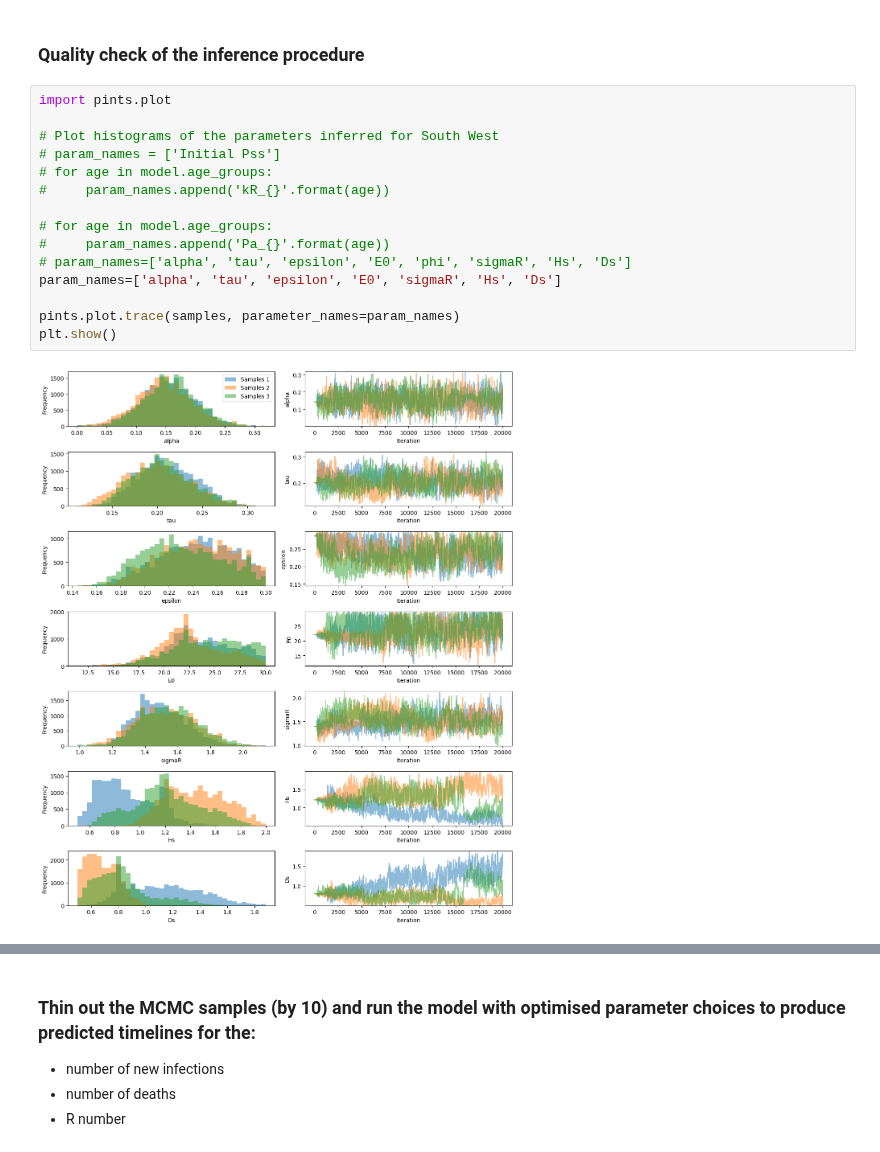
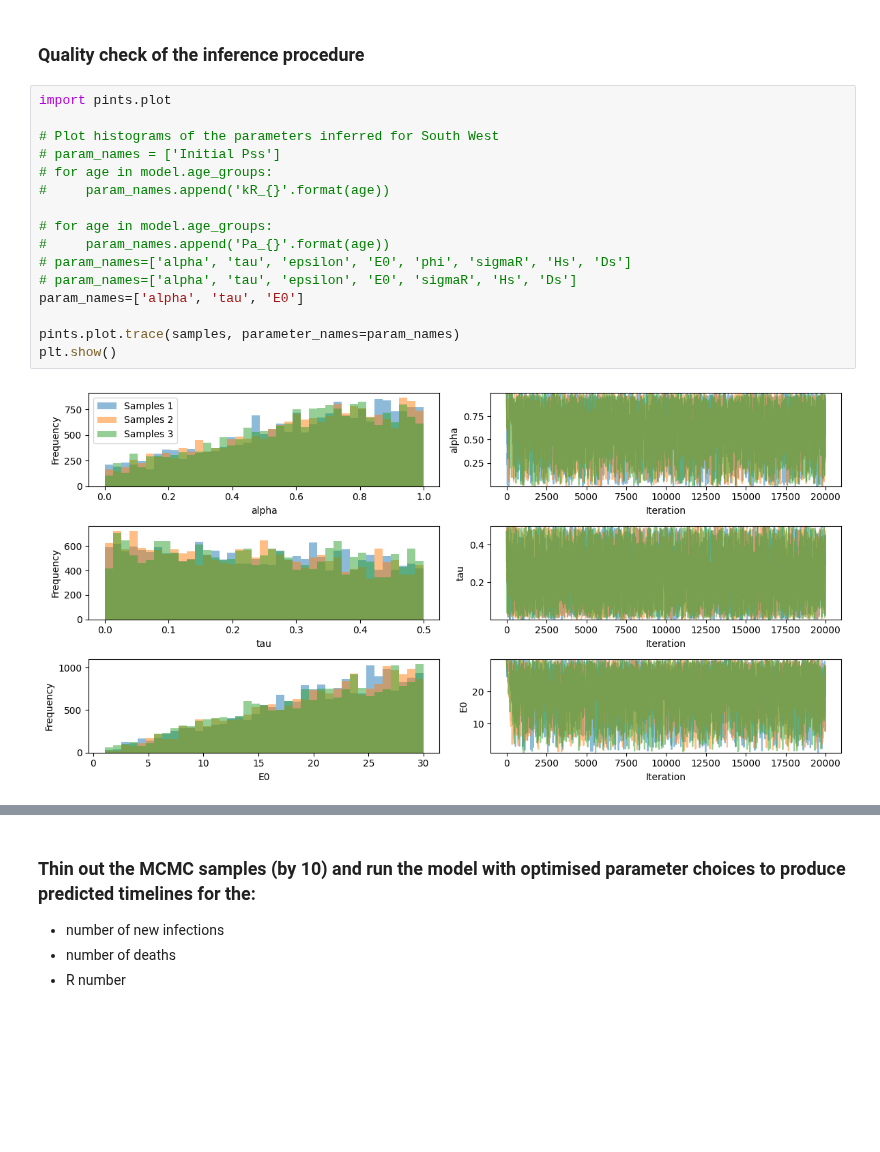
Before and after one commit to I-Bouros/multi-epi-model-cross-analysis, a Jupyter notebook: epimodels/examples/warwick_examples/warwick_inference.ipynb, the cells around one changed output, grey strips where cells are left out. Drawn from its saved outputs; the diff is of its cells as text; blank space fills up the shorter version.

```diff
--- a/epimodels/examples/warwick_examples/warwick_inference.ipynb
+++ b/epimodels/examples/warwick_examples/warwick_inference.ipynb
@@ -490,20 +621,21 @@ Ds       0.88    0.28    0.53    0.67   0.81   1.03   1.54     1.64    29.85   0
 # %%
 import pints.plot
 
 # Plot histograms of the parameters inferred for South West
 # param_names = ['Initial Pss']
 # for age in model.age_groups:
 #     param_names.append('kR_{}'.format(age))
 
 # for age in model.age_groups:
 #     param_names.append('Pa_{}'.format(age))
 # param_names=['alpha', 'tau', 'epsilon', 'E0', 'phi', 'sigmaR', 'Hs', 'Ds']
-param_names=['alpha', 'tau', 'epsilon', 'E0', 'sigmaR', 'Hs', 'Ds']
+# param_names=['alpha', 'tau', 'epsilon', 'E0', 'sigmaR', 'Hs', 'Ds']
+param_names=['alpha', 'tau', 'E0']
 
 pints.plot.trace(samples, parameter_names=param_names)
 plt.show()
 # %% [output]
-[figure, old version]
+[figure, new version]
 # %%
 # Eliminate burn-in iterations (1/2 of the chain lengths)
 samples = samples[:, 10000:, :]
```
Also changed, not shown: parts of 15 cells of this notebook, 7 other files.
